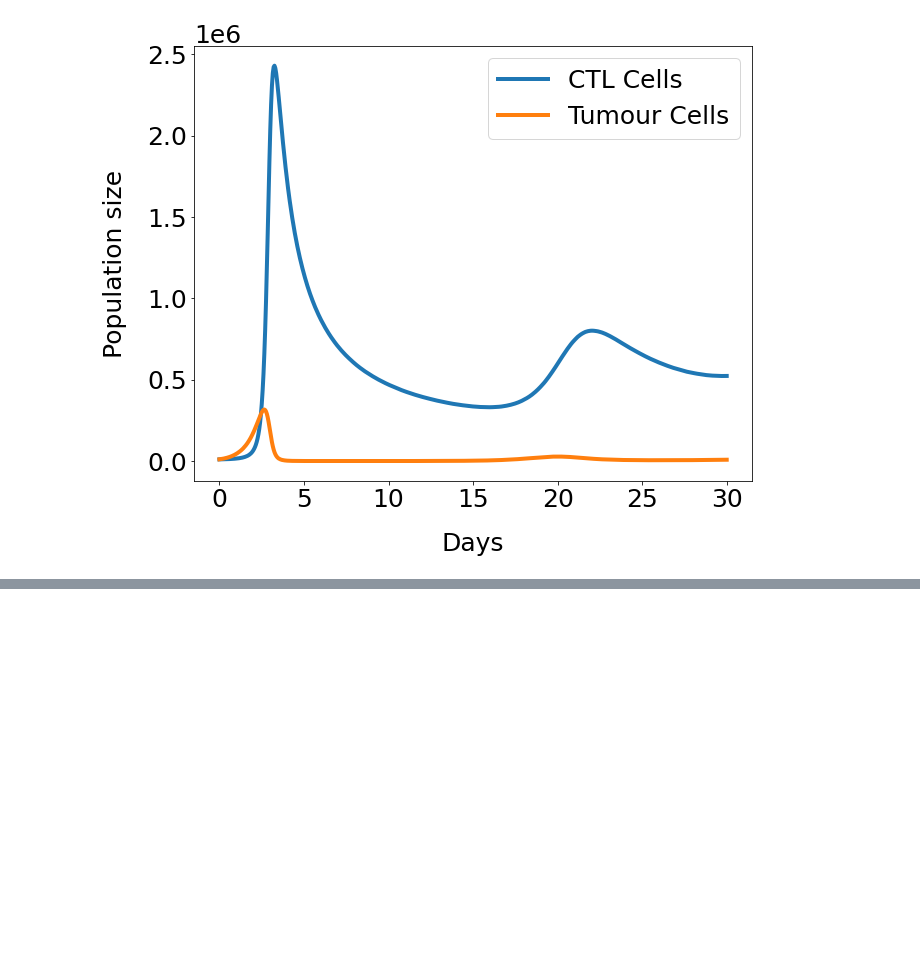
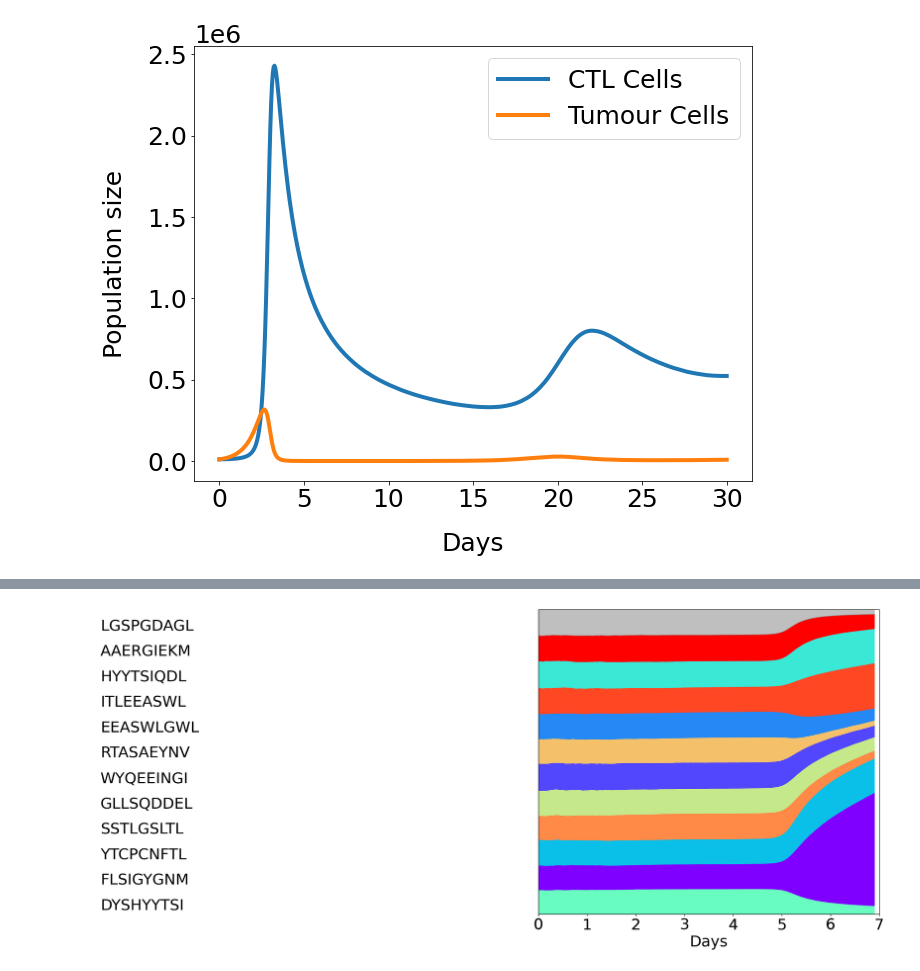
Before and after one commit to alienmist325/tumour_immune_interactions, a Jupyter notebook: sim/graphing.ipynb, the cells around one changed output, grey strips where cells are left out. Cells and saved outputs as stored; diff of their text form; code cells hidden in the pictures; blank space fills up the shorter version.

Commit message:
Produce report graphs

```diff
--- a/sim/graphing.ipynb
+++ b/sim/graphing.ipynb
@@ -257,3 +257,32 @@ plt.ylabel("Population size", labelpad=20)
 # %% [output]
 Text(0, 0.5, 'Population size')
 [figure]
+# %%
+from graphing import get_sim, fish
+import matplotlib.pyplot as plt
+
+plt.rcParams["figure.figsize"] = (10, 100)
+plt.rcParams["font.size"] = 25
+plt.rcParams["lines.linewidth"] = 4
+plt.rcParams["xtick.labelbottom"] = True
+
+sim = get_sim("../sim_data/sim.pickle")
+plot = fish(sim, "tumour")
+# plot.legend(sim.tumour_cells.phen_struct.sequences, loc=2)
+plot.ylim([0.5,1])
+plot.yticks([])
+plot.ylabel("")
+plot.xlabel("Days")
+
+sequences = sim.tumour_cells.phen_struct.sequences
+
+dist = max([len(seq) for seq in sequences])
+
+top = 0.965
+left = -dist
+dtop = 0.5 / len(sequences)
+
+for seq in sequences:
+    plot.text(left,top, seq)
+    top -= dtop
+# %% [output]
@@ -259,0 +290 @@ Text(0, 0.5, 'Population size')
+[figure, added]
```
Also changed, not shown: parts of 1 cell of this notebook, 14 other files.
